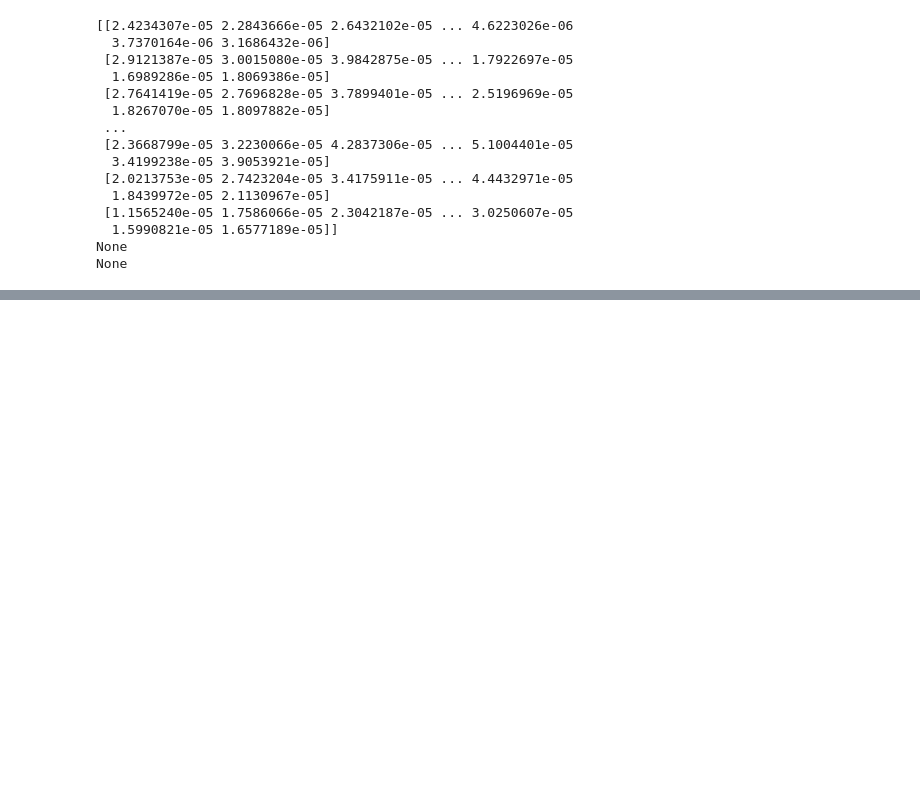
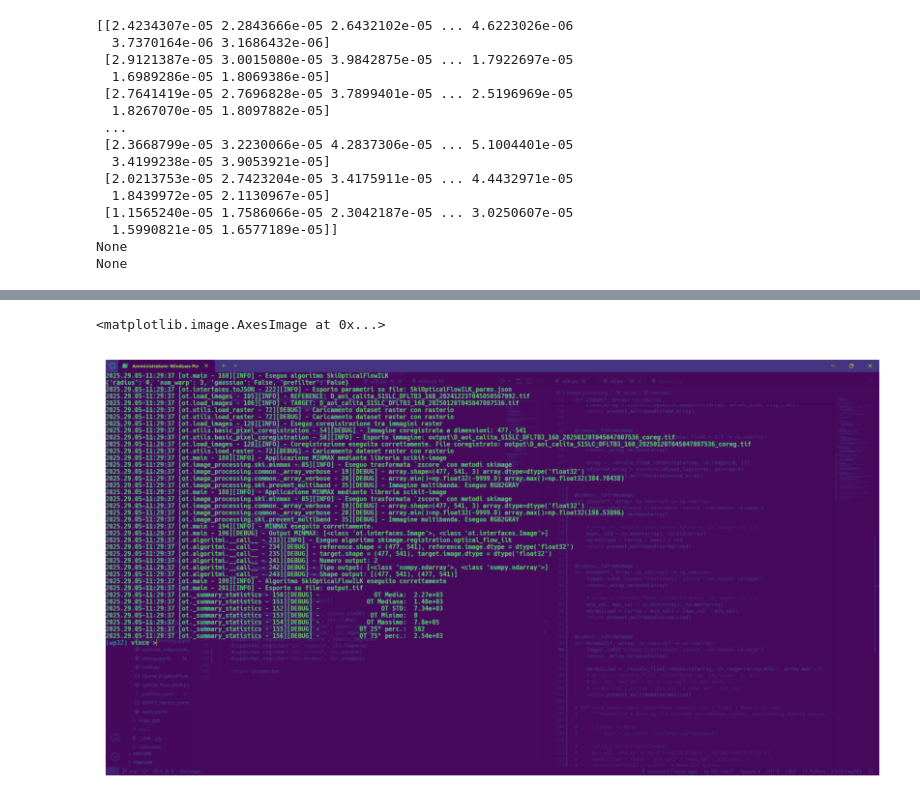
Before and after one commit to vincecrit/paracelso_wp32, a Jupyter notebook: scripts_notebook/debug.ipynb, the cells around one changed output, grey strips where cells are left out. Saved outputs shown, nothing was run; the diff lists cells and outputs as text; code cells hidden in the pictures; blank space fills up the shorter version.

```diff
--- a/scripts_notebook/debug.ipynb
+++ b/scripts_notebook/debug.ipynb
@@ -161,0 +188,31 @@ def apply_mask(array, mask):
+# %%
+def np_layout_to_cv2(array, ):
+    alpha_band = None
+
+    if array.ndim < 3:
+        pass
+
+    else:
+        if array.shape[0] > 3:
+            alpha_band = array[0, :, :].copy()
+            array = array[:3, :, :]
+
+        elif array.shape[0] == 2:
+            b1, b2 = array
+            array = np.stack([b1, b2, b2/b1])
+
+
+    if not img_common._is_cv8u(array):
+        array *= 1/255
+        array = array.astype(np.uint8)
+
+    stacked = np.stack([*array], axis=-1)
+    return cv2.cvtColor(stacked, cv2.COLOR_RGBA2GRAY)
+
+
+fig, ax = plt.subplots(figsize=(10.32, 19.20))
+ax.axis('off')
+plt.imshow(np_layout_to_cv2(array))
+# %% [output]
+<matplotlib.image.AxesImage at 0x...>
+[figure, added]
```
Also changed, not shown: parts of 7 cells of this notebook, 8 other files.
